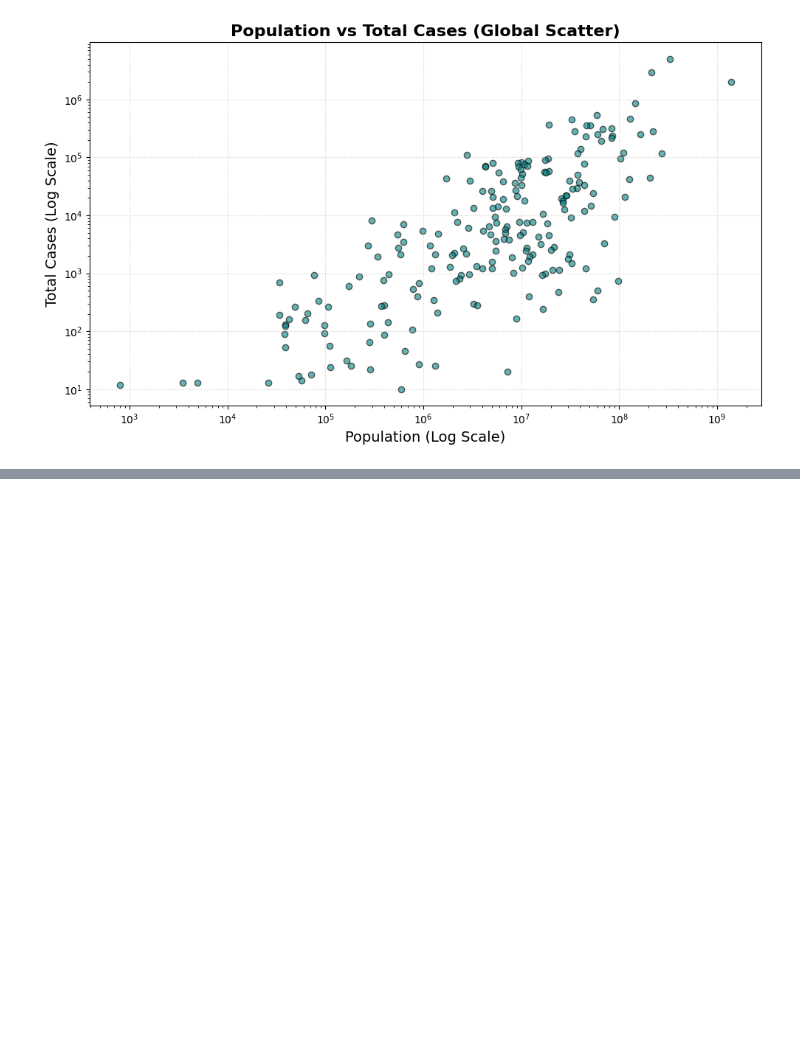
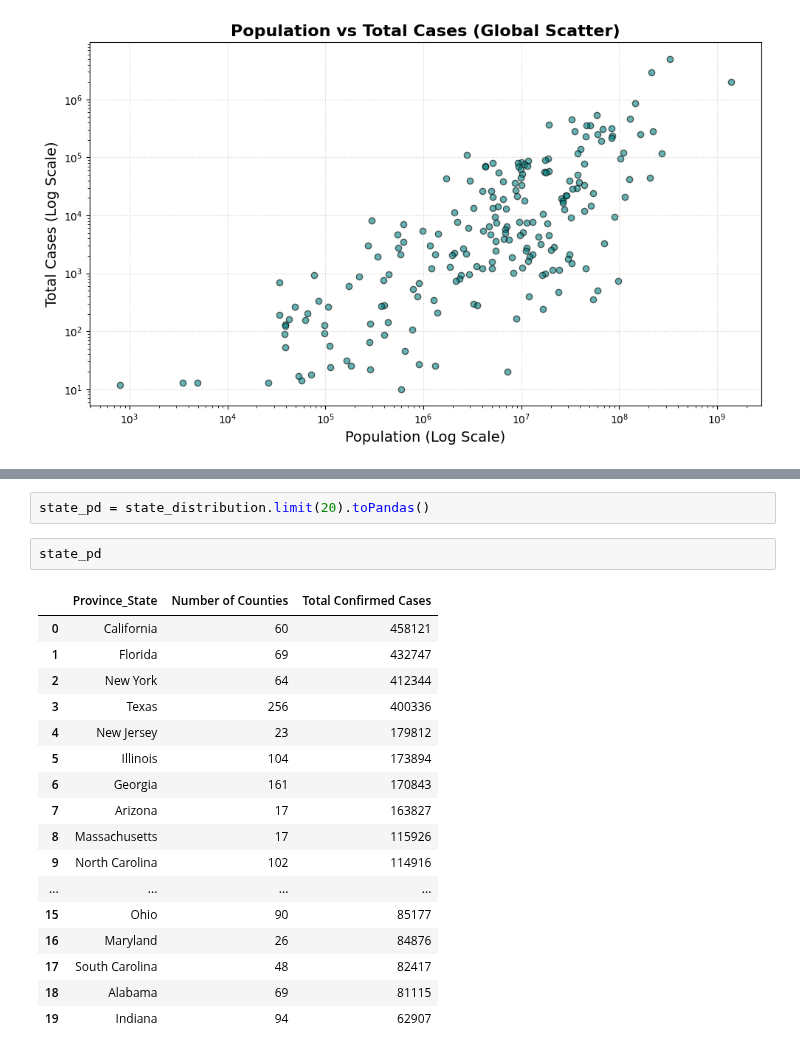
Before and after one commit to amitkr069/DataAnalysisCovid19, a Jupyter notebook: covid_analysis.ipynb, the cells around one changed output, grey strips where cells are left out. Cells and saved outputs as stored; diff of their text form; blank space fills up the shorter version.

```diff
--- a/covid_analysis.ipynb
+++ b/covid_analysis.ipynb
@@ -1019,0 +1066,22 @@ plt.show()
+# %%
+state_pd = state_distribution.limit(20).toPandas()
+# %%
+state_pd
+# %% [output]
+|  | Province_State | Number of Counties | Total Confirmed Cases |
+| 0 | California | 60 | 458121 |
+| 1 | Florida | 69 | 432747 |
+| 2 | New York | 64 | 412344 |
+| 3 | Texas | 256 | 400336 |
+| 4 | New Jersey | 23 | 179812 |
+| 5 | Illinois | 104 | 173894 |
+| 6 | Georgia | 161 | 170843 |
+| 7 | Arizona | 17 | 163827 |
+| 8 | Massachusetts | 17 | 115926 |
+| 9 | North Carolina | 102 | 114916 |
+| ... | ... | ... | ... |
+| 15 | Ohio | 90 | 85177 |
+| 16 | Maryland | 26 | 84876 |
+| 17 | South Carolina | 48 | 82417 |
+| 18 | Alabama | 69 | 81115 |
+| 19 | Indiana | 94 | 62907 |
```
Also changed, not shown: parts of 15 cells of this notebook.
